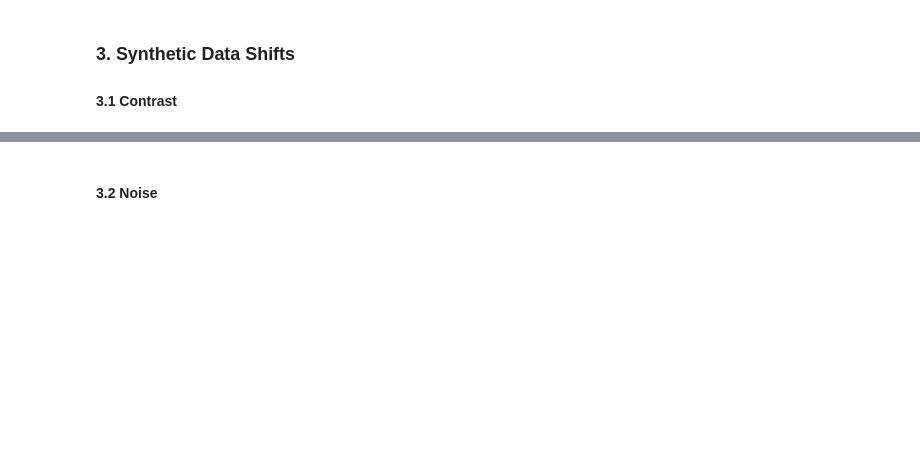
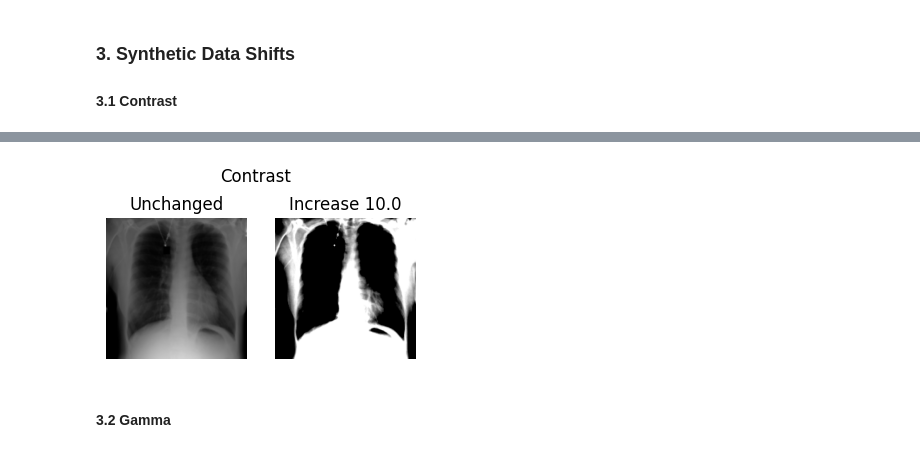
Before and after one commit to leeping-ng/med-img-monitoring, a Jupyter notebook: src/eda.ipynb, the cells around one changed output, grey strips where cells are left out. Cells and saved outputs as stored; diff of their text form; code cells hidden in the pictures; blank space fills up the shorter version.

```diff
--- a/src/eda.ipynb
+++ b/src/eda.ipynb
@@ -94,2 +95,7 @@ plot_transforms_for_one_image(rsna, CONTRAST_TRANSFORMS, "Contrast", name_start_
+# %%
+from transforms_select import CONTRAST_INC_TF
+plot_transforms_for_one_image(rsna, CONTRAST_INC_TF, "Contrast", name_start_idx=9)
+# %% [output]
+[figure, added]
 # %% [markdown]
-#### 3.2 Noise
+#### 3.2 Gamma
```
Also changed, not shown: parts of 13 cells of this notebook, 3 other files.
